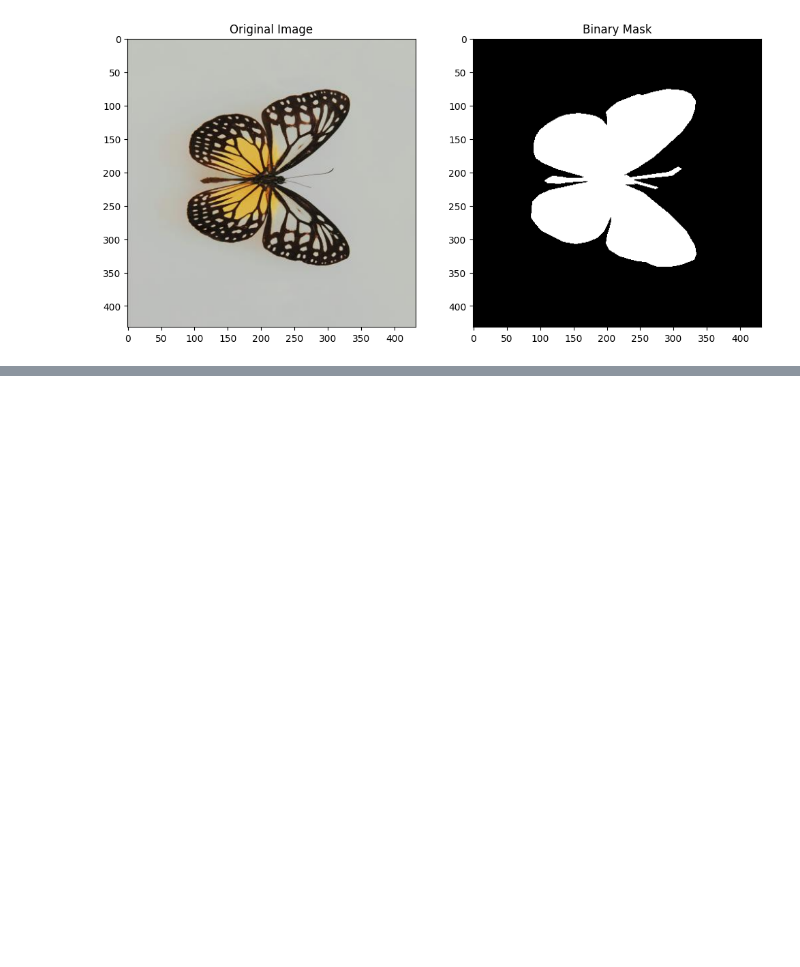
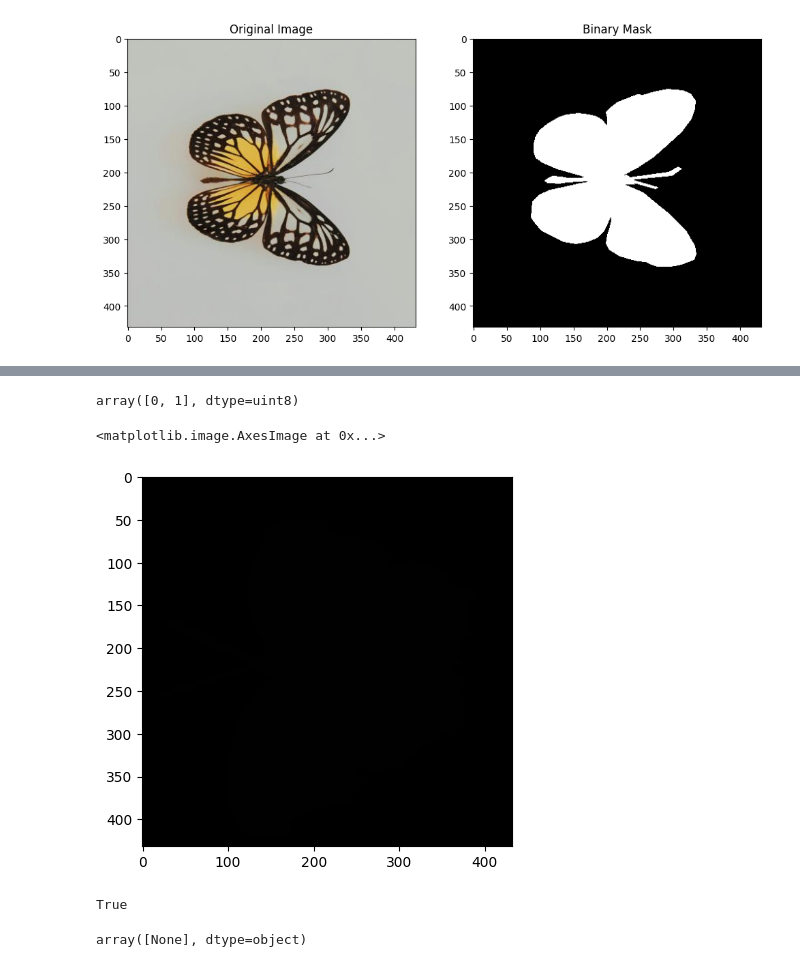
Before and after one commit to Optimus0205/Computer-Vision, a Jupyter notebook: 15_Semantic_Segmentation.ipynb, the cells around one changed output, grey strips where cells are left out. Drawn from its saved outputs; the diff is of its cells as text; code cells hidden in the pictures; blank space fills up the shorter version.

```diff
--- a/15_Semantic_Segmentation.ipynb
+++ b/15_Semantic_Segmentation.ipynb
@@ -475,0 +494,19 @@ Mask saved successfully at /content//photo-1560263816-d704d83cce0f-1-_jpeg_mask.
+# %%
+np.unique(mask)
+# %% [output]
+array([0, 1], dtype=uint8)
+# %%
+plt.imshow(cv2.imread('masked_image.png'))
+# %% [output]
+<matplotlib.image.AxesImage at 0x...>
+[figure, added]
+# %%
+mask_scaled=mask*255
+
+cv2.imwrite('new_masked_scaled.png',mask_scaled)
+# %% [output]
+True
+# %%
+np.unique(cv2.imread('new_maked_scaled.png'))
+# %% [output]
+array([None], dtype=object)
```
Also changed, not shown: parts of 4 cells of this notebook.
